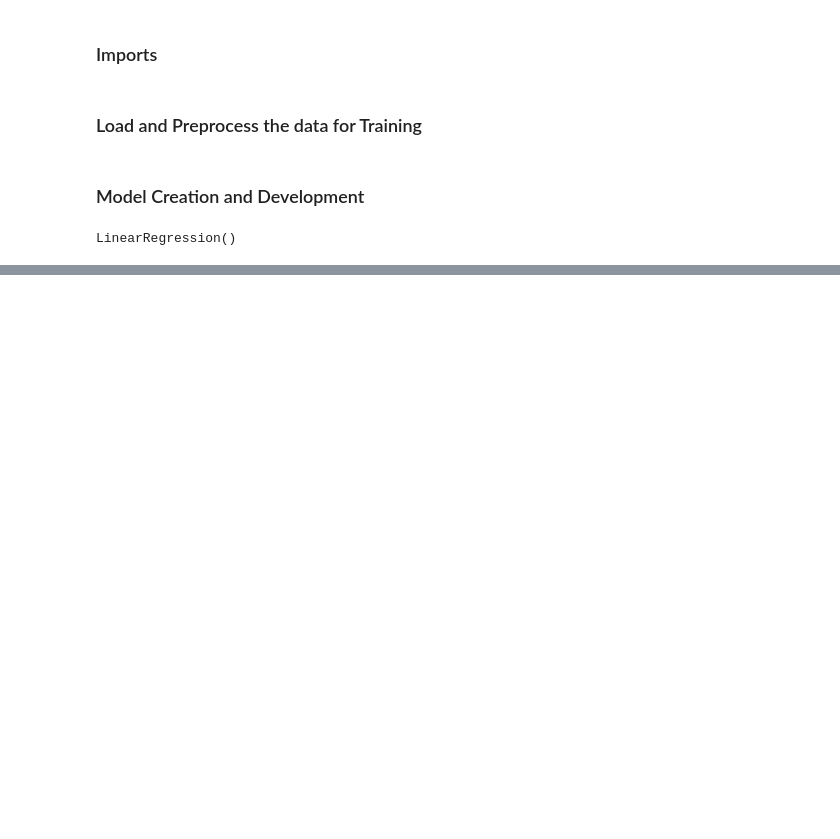
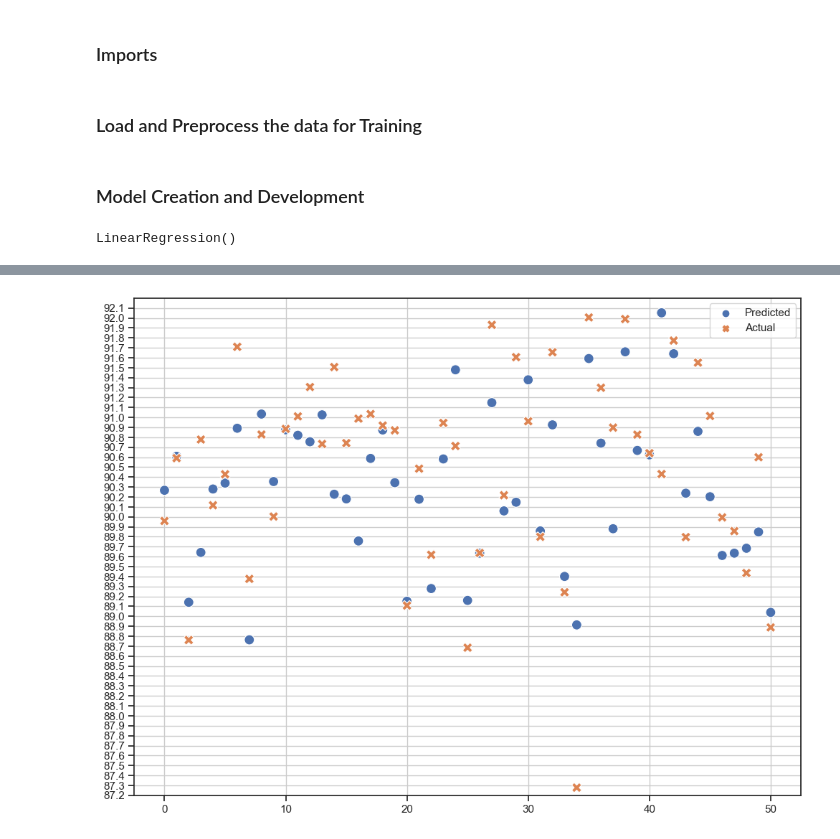
Before and after one commit to andrews-tang/Predicting-the-Recovery-Rate-of-Metal-Ore, a Jupyter notebook: using_classic_algo.ipynb, the cells around one changed output, grey strips where cells are left out. Drawn from its saved outputs; the diff is of its cells as text; code cells hidden in the pictures; blank space fills up the shorter version.

Commit message:
add visualization of predicted and actual values

```diff
--- a/using_classic_algo.ipynb
+++ b/using_classic_algo.ipynb
@@ -74,0 +86,11 @@ compare_df.head(10)
+# %%
+plt.figure(figsize=(12,9))
+
+sns.set(style='ticks')
+y_ticks = np.arange(87.2, 92.2, 0.1)
+plt.ylim(87.2, 92.2)
+plt.yticks(y_ticks)
+sns.scatterplot(compare_df, s=100)
+plt.grid(True)
+# %% [output]
+[figure, added]
```
Also changed, not shown: parts of 5 cells of this notebook.
